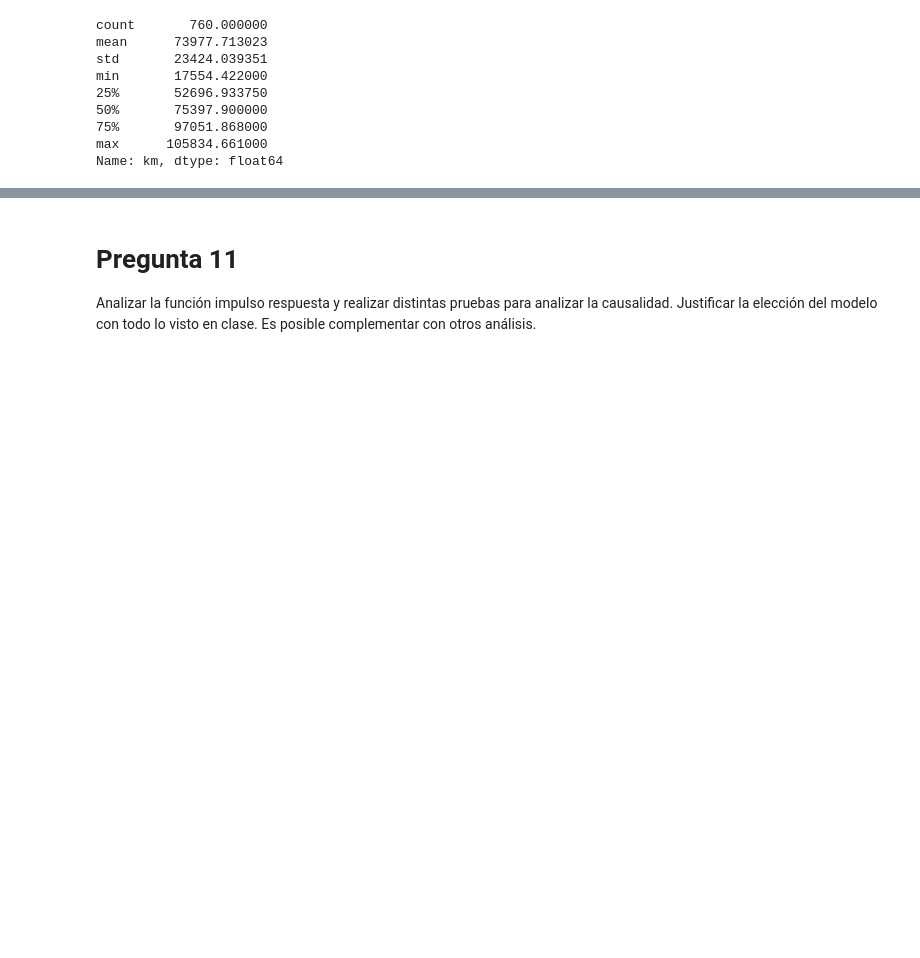
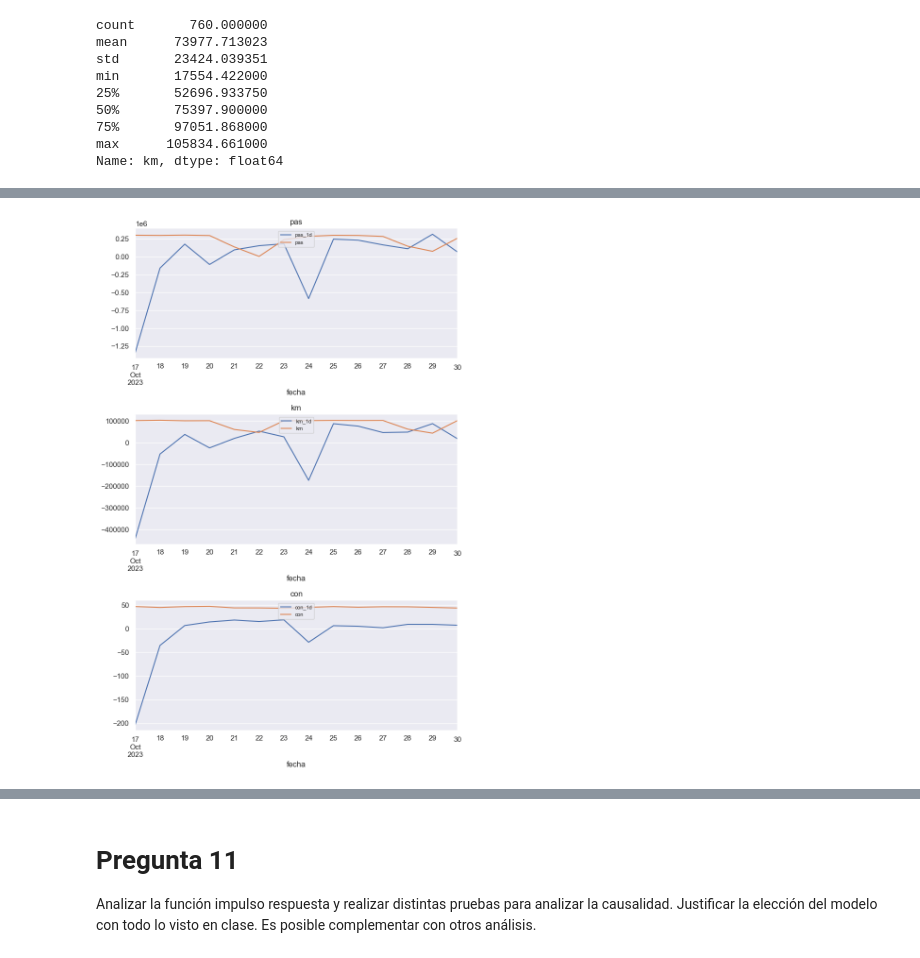
Before and after one commit to jiang-011/AST_G4, a Jupyter notebook: TP_G4_Pasajeros.ipynb, the cells around one changed output, grey strips where cells are left out. Cells and saved outputs as stored; diff of their text form; code cells hidden in the pictures; blank space fills up the shorter version.

```diff
--- a/TP_G4_Pasajeros.ipynb
+++ b/TP_G4_Pasajeros.ipynb
@@ -969,0 +1001,2 @@ serieVAR=pd.concat([pasajeros_d, km_d, consumo_d], axis=1)
+# %%
+model = VAR(train.diff()[1:])
@@ -969,0 +1031,3 @@ serieVAR=pd.concat([pasajeros_d, km_d, consumo_d], axis=1)
+# %%
+model_fitted = model.fit(13)
+model_fitted.summary()
@@ -969,0 +1054,8 @@ serieVAR=pd.concat([pasajeros_d, km_d, consumo_d], axis=1)
+# %%
+# Get the lag order
+lag_order = model_fitted.k_ar
+print(lag_order)
+
+# Input data for forecasting
+forecast_input = train.values[-lag_order:]
+forecast_input
@@ -969,0 +1077,6 @@ serieVAR=pd.concat([pasajeros_d, km_d, consumo_d], axis=1)
+# %%
+# Forecast
+n_forecast = 14
+fc = model_fitted.forecast(y=forecast_input, steps=n_forecast)
+df_forecast = pd.DataFrame(fc, index=serieVAR.index[-n_forecast:], columns=serieVAR.columns + '_1d')
+df_forecast
@@ -969,0 +1100,15 @@ serieVAR=pd.concat([pasajeros_d, km_d, consumo_d], axis=1)
+# %%
+fig, axes = plt.subplots(nrows=3, ncols=1, dpi=100, figsize=(8, 12))
+
+for i, (col, ax) in enumerate(zip(serieVAR.columns, axes.flatten())):
+    df_forecast[col+'_1d'].plot(legend=True, ax=ax).autoscale(axis='x', tight=True)
+    test[col][-n_forecast:].plot(legend=True, ax=ax)
+    ax.set_title(col)
+    ax.xaxis.set_ticks_position('none')
+    ax.yaxis.set_ticks_position('none')
+    ax.legend(fontsize="8", loc='upper center')
+
+plt.tight_layout()  # Ajustar automáticamente el espaciado entre subgráficas
+plt.show()
+# %% [output]
+[figure, added]
```
Also changed, not shown: parts of 23 cells of this notebook.
